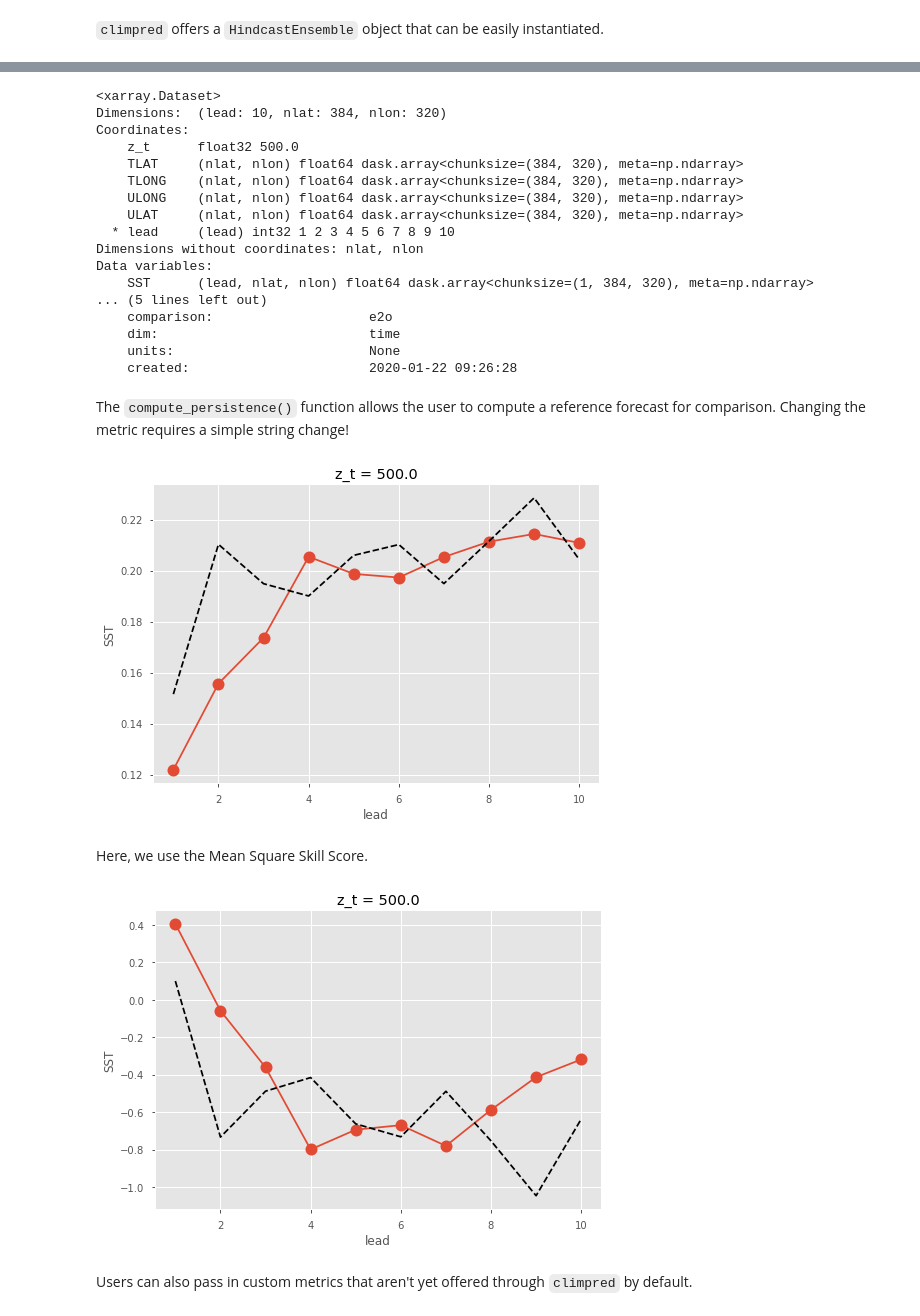
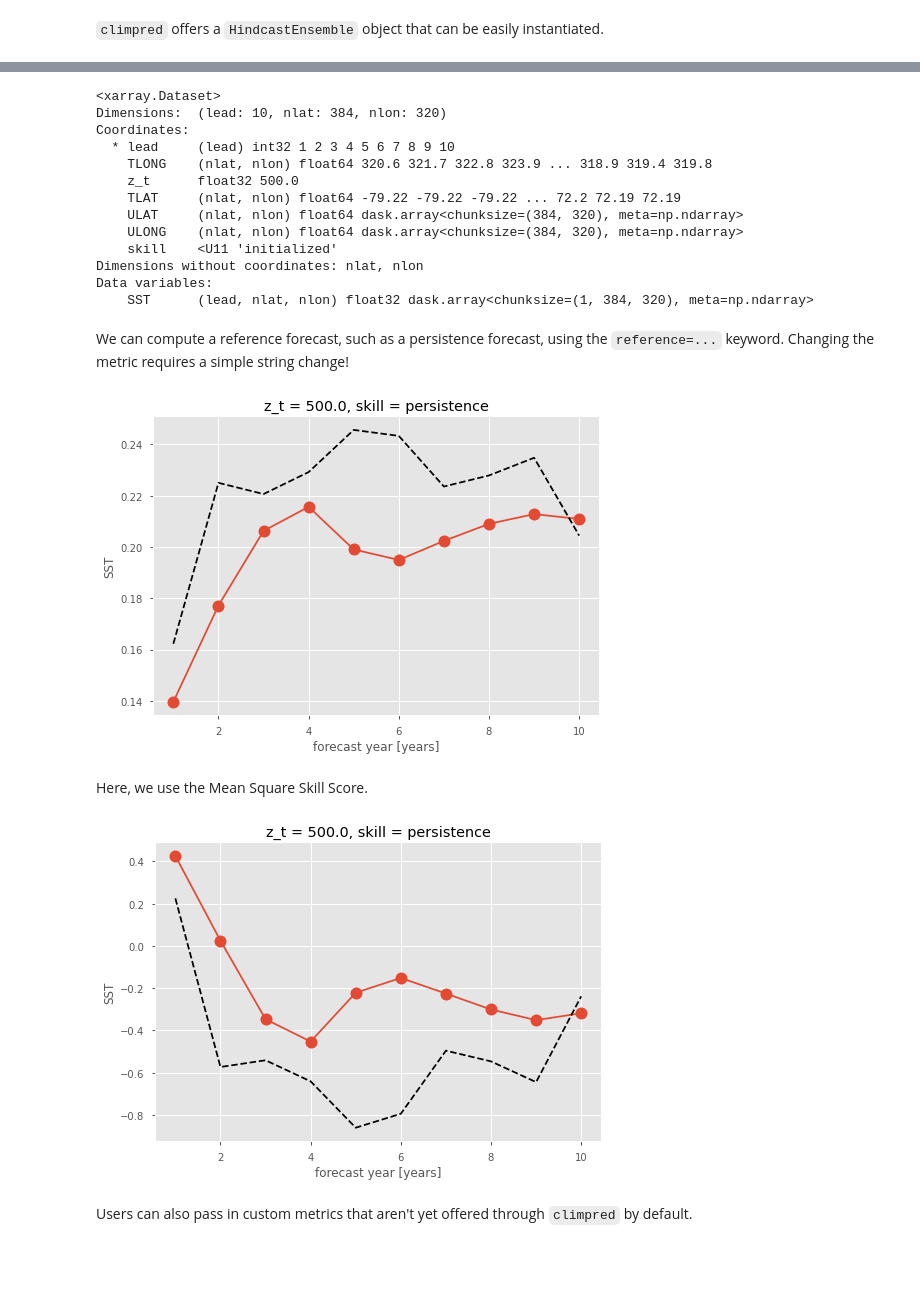
Before and after one commit to bradyrx/climpred_workshop, a Jupyter notebook: notebooks/climpred_overview.ipynb, the cells around one changed output, grey strips where cells are left out. Drawn from its saved outputs; the diff is of its cells as text; code cells hidden in the pictures; blank space fills up the shorter version.

```diff
--- a/notebooks/climpred_overview.ipynb
+++ b/notebooks/climpred_overview.ipynb
@@ -252,8 +293,5 @@ An arbitrary number of verification products can be appended to the `HindcastEns
 # %%
 # FOSI: Forced Ocean-Sea Ice reconstruction.
-hindcast = hindcast.add_observations(fosi, name='FOSI')
-
-# Duplicated for this demo.
-hindcast = hindcast.add_observations(fosi, name='Obs2')
+hindcast = hindcast.add_observations(fosi)
 print(hindcast)
 # %% [output]
@@ -273,26 +376,22 @@ Verification is made easy by simply running the `.verify()` method and indicatin
 # %%
-acc = hindcast.verify(name='FOSI', metric='pearson_r')
+acc = hindcast.verify(metric='pearson_r', comparison='e2o', dim='init', alignment='maximize')
 print(acc)
 # %% [output]
 <xarray.Dataset>
 Dimensions:  (lead: 10, nlat: 384, nlon: 320)
 Coordinates:
+  * lead     (lead) int32 1 2 3 4 5 6 7 8 9 10
+    TLONG    (nlat, nlon) float64 320.6 321.7 322.8 323.9 ... 318.9 319.4 319.8
     z_t      float32 500.0
-    TLAT     (nlat, nlon) float64 dask.array<chunksize=(384, 320), meta=np.ndarray>
-    TLONG    (nlat, nlon) float64 dask.array<chunksize=(384, 320), meta=np.ndarray>
+    TLAT     (nlat, nlon) float64 -79.22 -79.22 -79.22 ... 72.2 72.19 72.19
+    ULAT     (nlat, nlon) float64 dask.array<chunksize=(384, 320), meta=np.ndarray>
     ULONG    (nlat, nlon) float64 dask.array<chunksize=(384, 320), meta=np.ndarray>
-    ULAT     (nlat, nlon) float64 dask.array<chunksize=(384, 320), meta=np.ndarray>
-  * lead     (lead) int32 1 2 3 4 5 6 7 8 9 10
+    skill    <U11 'initialized'
 Dimensions without coordinates: nlat, nlon
 Data variables:
-    SST      (lead, nlat, nlon) float64 dask.array<chunksize=(1, 384, 320), meta=np.ndarray>
-... (5 lines left out)
-    comparison:                    e2o
-    dim:                           time
-    units:                         None
-    created:                       2020-01-22 09:26:28
+    SST      (lead, nlat, nlon) float32 dask.array<chunksize=(1, 384, 320), meta=np.ndarray>
 # %% [markdown]
-The `compute_persistence()` function allows the user to compute a reference forecast for comparison. Changing the metric requires a simple string change!
+We can compute a reference forecast, such as a persistence forecast, using the `reference=...` keyword. Changing the metric requires a simple string change!
 # %%
 # Take mean over latitude and longitude.
 hindcast_avg = hindcast.mean(['nlat', 'nlon'])
@@ -303,26 +400,24 @@ persistence = hindcast_avg.compute_persistence(name='FOSI', metric='rmse')
 # %%
 # Quick plotting feature of xarray.
-rmse.SST.plot(marker='o', markersize=12)
-persistence.SST.plot(color='k', linestyle='--')
+rmse.sel(skill='initialized').SST.plot(marker='o', markersize=12)
+rmse.sel(skill='persistence').SST.plot(color='k', linestyle='--')
 plt.show()
 # %% [output]
-[figure, old version]
+[figure, new version]
 # %% [markdown]
 Here, we use the Mean Square Skill Score.
 # %%
 # Take mean over latitude and longitude.
 hindcast_avg = hindcast.mean(['nlat', 'nlon'])
 # Compute Mean Square Skill Score for forecasts relative to FOSI.
-msss = hindcast_avg.verify(name='FOSI', metric='msss')
-# Compute Mean Square Skill Score from persistence for FOSI.
-persistence = hindcast_avg.compute_persistence(name='FOSI', metric='msss')
+msss = hindcast_avg.verify(metric='msss', comparison='e2o', dim='init', alignment='maximize', reference='persistence')
 # %%
 # Quick plotting feature of xarray.
-msss.SST.plot(marker='o', markersize=12)
-persistence.SST.plot(color='k', linestyle='--')
+msss.sel(skill='initialized').SST.plot(marker='o', markersize=12)
+msss.sel(skill='persistence').SST.plot(color='k', linestyle='--')
 plt.show()
 # %% [output]
-[figure, old version]
+[figure, new version]
 # %% [markdown]
 Users can also pass in custom metrics that aren't yet offered through `climpred` by default.
 # %%
```
Also changed, not shown: parts of 12 cells of this notebook, 3 other files.
